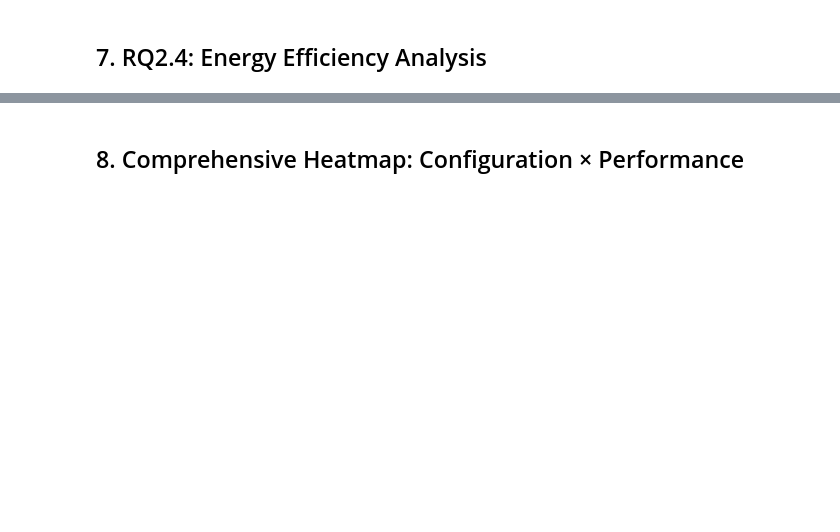
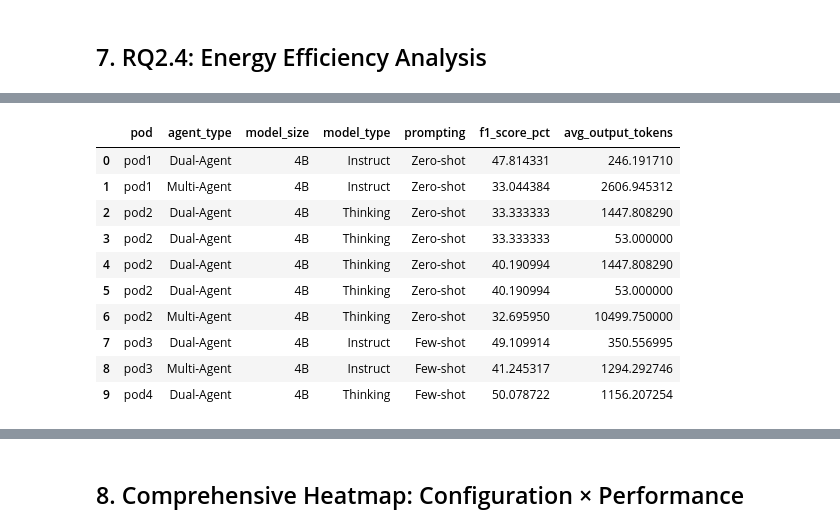
Before and after one commit to unused1/agent-green, a Jupyter notebook: notebooks/rq2_vulnerability_detection_analysis.ipynb, the cells around one changed output, grey strips where cells are left out. Cells and saved outputs as stored; diff of their text form; code cells hidden in the pictures; blank space fills up the shorter version.

```diff
--- a/notebooks/rq2_vulnerability_detection_analysis.ipynb
+++ b/notebooks/rq2_vulnerability_detection_analysis.ipynb
@@ -263,0 +487,76 @@ plt.show()
+# %%
+# Load output token data from detailed_results.jsonl files
+import tiktoken
+
+# Initialize tokenizer (using cl100k_base which is close to Qwen tokenization)
+try:
+    encoding = tiktoken.get_encoding("cl100k_base")
+except:
+    print("Installing tiktoken...")
+    import subprocess
+    subprocess.check_call(['pip', 'install', 'tiktoken', '-q'])
+    import tiktoken
+    encoding = tiktoken.get_encoding("cl100k_base")
+
+token_data = []
+
+for pod_name, config in pod_configs.items():
+    pod_dir = RESULTS_DIR / f'runpod_rq2_{pod_name}'
+
+    # Handle nested results directories
+    if (pod_dir / 'results').exists():
+        pod_dir = pod_dir / 'results'
+
+    # Find DA and MA vulnerability JSONL files
+    da_files = list(pod_dir.glob('DA-vuln-*_detailed_results.jsonl'))
+    ma_files = list(pod_dir.glob('MA-vuln-*_detailed_results.jsonl'))
+
+    for file in da_files + ma_files:
+        agent_type = 'Dual-Agent' if 'DA-' in file.name else 'Multi-Agent'
+
+        # Load JSONL and calculate average output tokens
+        total_tokens = 0
+        sample_count = 0
+
+        with open(file, 'r') as f:
+            for line in f:
+                try:
+                    data = json.loads(line)
+
+                    # Extract output text based on agent type
+                    if agent_type == 'Dual-Agent':
+                        output_text = data.get('reasoning', '')
+                    else:
+                        output_text = data.get('full_discussion', data.get('reasoning', ''))
+
+                    # Count tokens
+                    if output_text:
+                        tokens = encoding.encode(str(output_text))
+                        total_tokens += len(tokens)
+                        sample_count += 1
+                except:
+                    continue
+
+        if sample_count > 0:
+            avg_tokens = total_tokens / sample_count
+            token_data.append({
+                'pod': pod_name,
+                'agent_type': agent_type,
+                'avg_output_tokens': avg_tokens,
+                'total_samples': sample_count
+            })
+
+df_tokens = pd.DataFrame(token_data)
+
+# Merge with main dataframe
+df_vuln = df_vuln.merge(
+    df_tokens[['pod', 'agent_type', 'avg_output_tokens']],
+    on=['pod', 'agent_type'],
+    how='left'
+)
+
+print(f"\n✅ Token analysis complete!")
+print(f"\nAverage output tokens by configuration:")
+print(df_vuln.groupby(['model_size', 'model_type', 'agent_type'])['avg_output_tokens'].mean().round(0))
+df_vuln[['pod', 'agent_type', 'model_size', 'model_type', 'prompting', 'f1_score_pct', 'avg_output_tokens']].head(10)
+# %% [output]
@@ -263,0 +576,11 @@ plt.show()
+|  | pod | agent_type | model_size | model_type | prompting | f1_score_pct | avg_output_tokens |
+| 0 | pod1 | Dual-Agent | 4B | Instruct | Zero-shot | 47.814331 | 246.191710 |
+| 1 | pod1 | Multi-Agent | 4B | Instruct | Zero-shot | 33.044384 | 2606.945312 |
+| 2 | pod2 | Dual-Agent | 4B | Thinking | Zero-shot | 33.333333 | 1447.808290 |
+| 3 | pod2 | Dual-Agent | 4B | Thinking | Zero-shot | 33.333333 | 53.000000 |
+| 4 | pod2 | Dual-Agent | 4B | Thinking | Zero-shot | 40.190994 | 1447.808290 |
+| 5 | pod2 | Dual-Agent | 4B | Thinking | Zero-shot | 40.190994 | 53.000000 |
+| 6 | pod2 | Multi-Agent | 4B | Thinking | Zero-shot | 32.695950 | 10499.750000 |
+| 7 | pod3 | Dual-Agent | 4B | Instruct | Few-shot | 49.109914 | 350.556995 |
+| 8 | pod3 | Multi-Agent | 4B | Instruct | Few-shot | 41.245317 | 1294.292746 |
+| 9 | pod4 | Dual-Agent | 4B | Thinking | Few-shot | 50.078722 | 1156.207254 |
```
Also changed, not shown: parts of 12 cells of this notebook, 5 other files.
